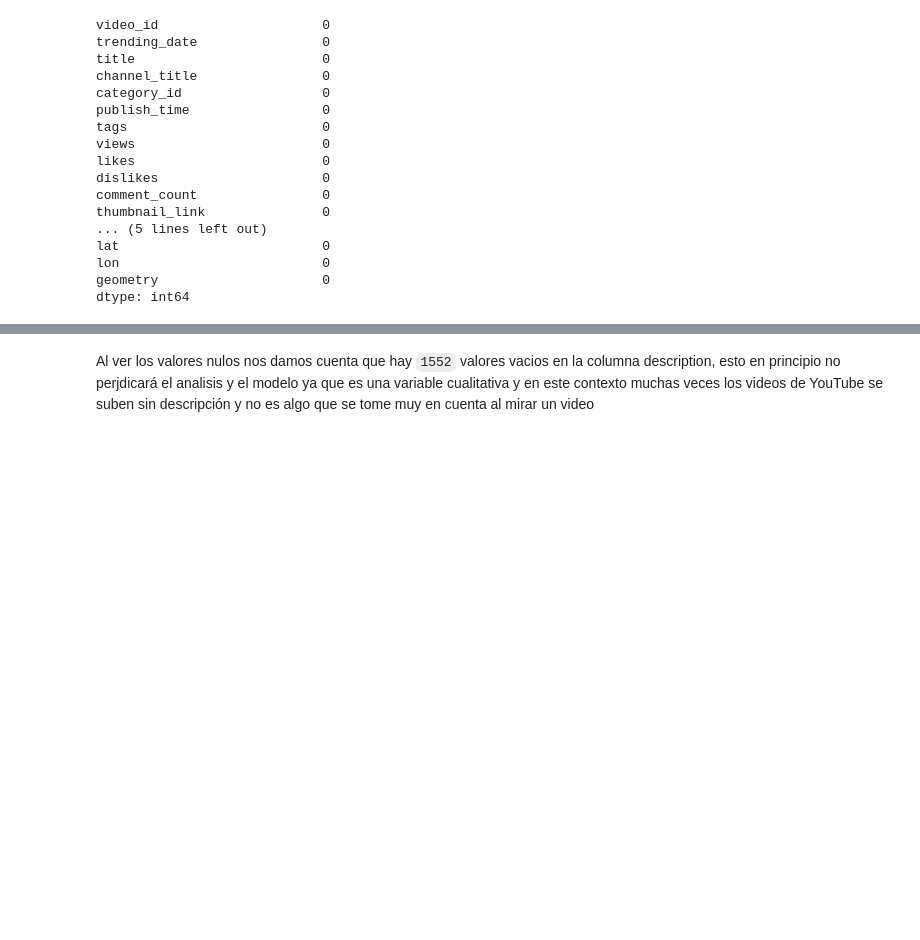
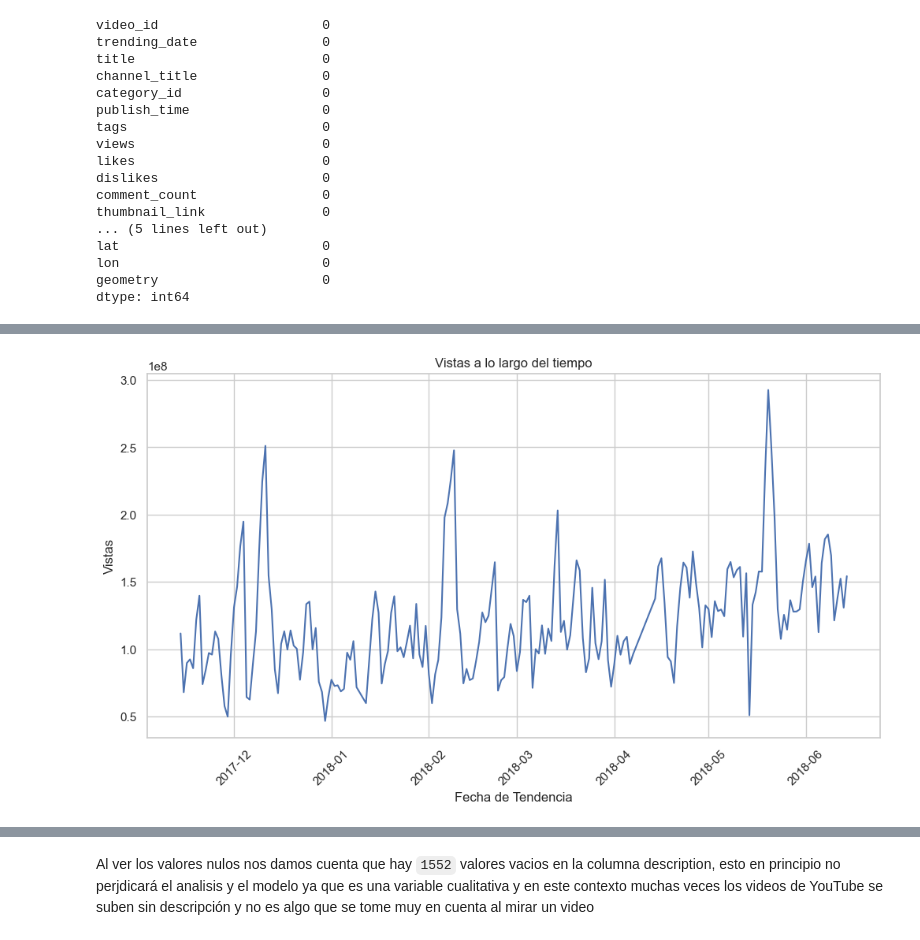
Before and after one commit to nakato156/FDS-2024-1-SC51, a Jupyter notebook: src/index.ipynb, the cells around one changed output, grey strips where cells are left out. Drawn from its saved outputs; the diff is of its cells as text; code cells hidden in the pictures; blank space fills up the shorter version.

```diff
--- a/src/index.ipynb
+++ b/src/index.ipynb
@@ -40,0 +100,13 @@ dtype: int64
+# %%
+#Trending Date vs Views
+plt.figure(figsize=(12, 6))
+df['trending_date'] = pd.to_datetime(df['trending_date'], format='%y.%d.%m')
+date_views = df.groupby('trending_date')['views'].sum().reset_index()
+sns.lineplot(x='trending_date', y='views', data=date_views)
+plt.title('Vistas a lo largo del tiempo')
+plt.xlabel('Fecha de Tendencia')
+plt.ylabel('Vistas')
+plt.xticks(rotation=45)
+plt.show()
+# %% [output]
+[figure, added]
```
Also changed, not shown: parts of 16 cells of this notebook.
